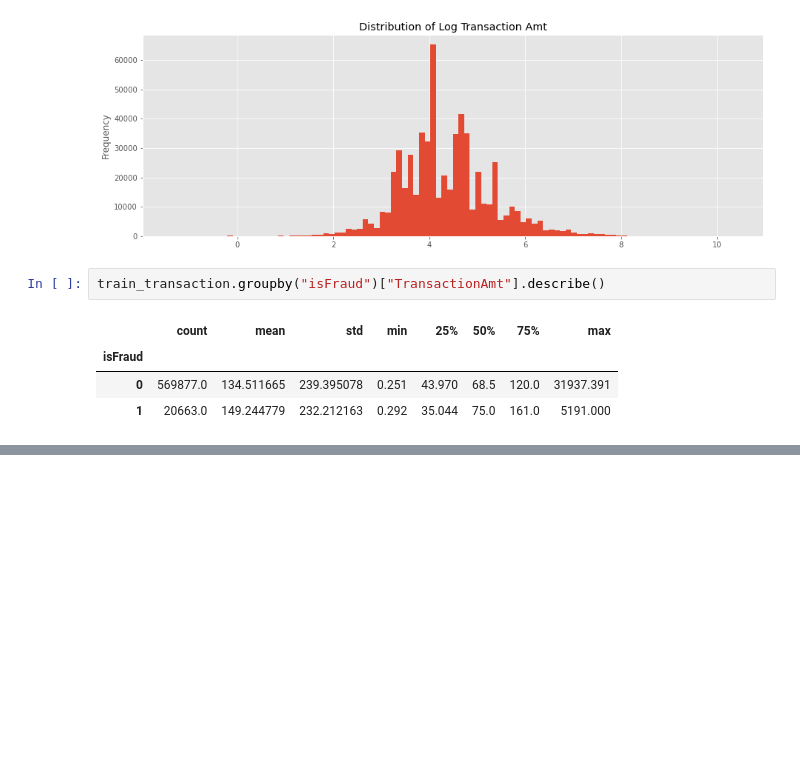
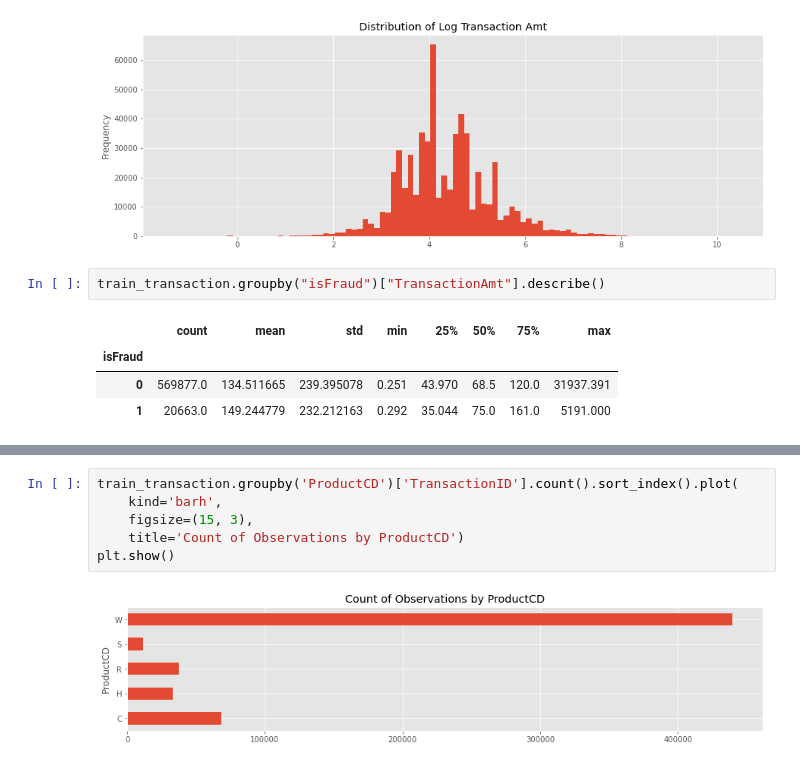
Before and after one commit to nichowu/IEEE-CIS-Fraud-Detection, a Jupyter notebook: IEEE-CIS-Fraud-Detection.ipynb, the cells around one changed output, grey strips where cells are left out. Saved outputs shown, nothing was run; the diff lists cells and outputs as text; blank space fills up the shorter version.

```diff
--- a/IEEE-CIS-Fraud-Detection.ipynb
+++ b/IEEE-CIS-Fraud-Detection.ipynb
@@ -150,0 +207,8 @@ Normal distribution in transaction amount with similar mean and std between frau
+# %%
+train_transaction.groupby('ProductCD')['TransactionID'].count().sort_index().plot(
+    kind='barh',
+    figsize=(15, 3),
+    title='Count of Observations by ProductCD')
+plt.show()
+# %% [output]
+[figure, added]
```
Also changed, not shown: parts of 6 cells of this notebook.
